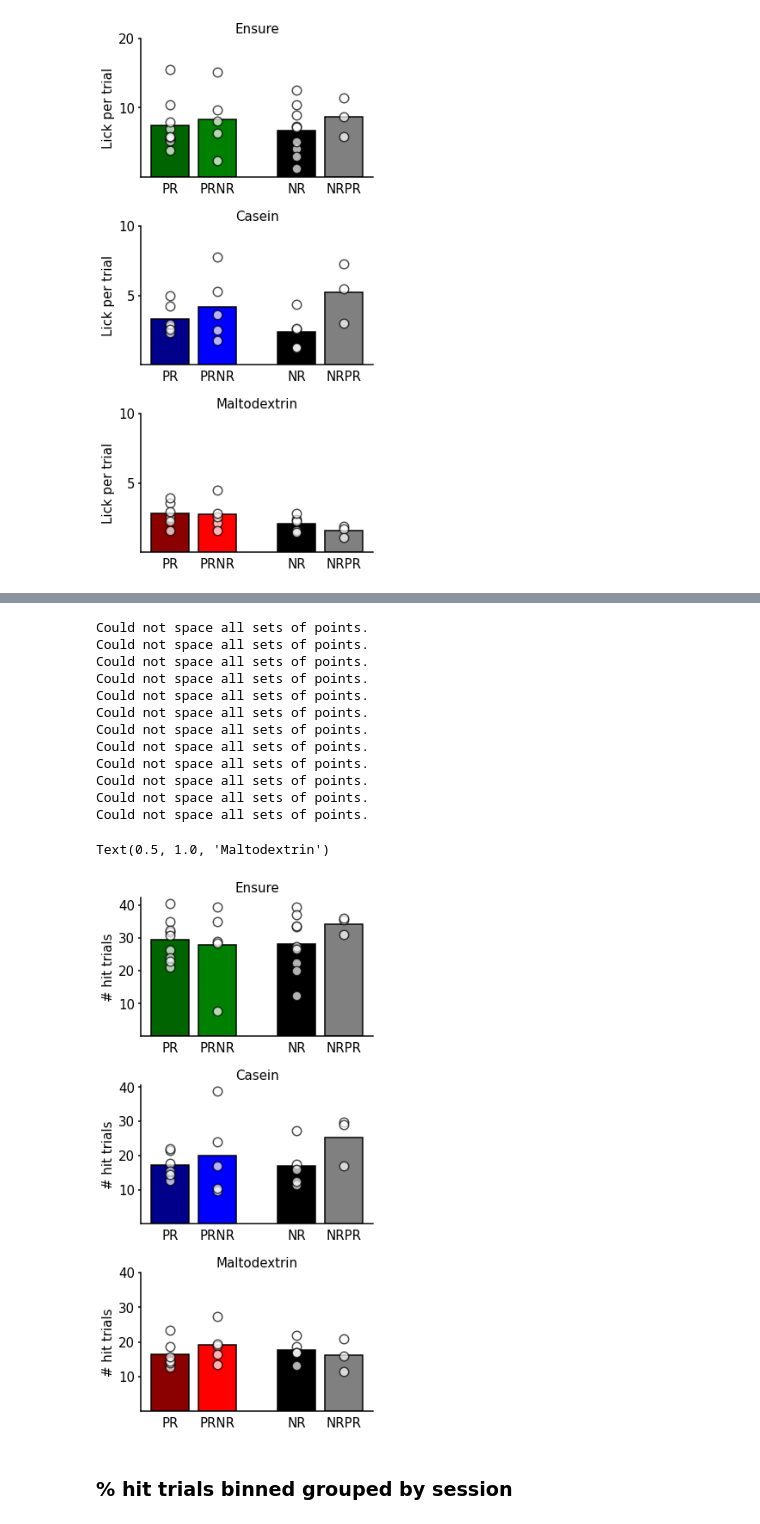
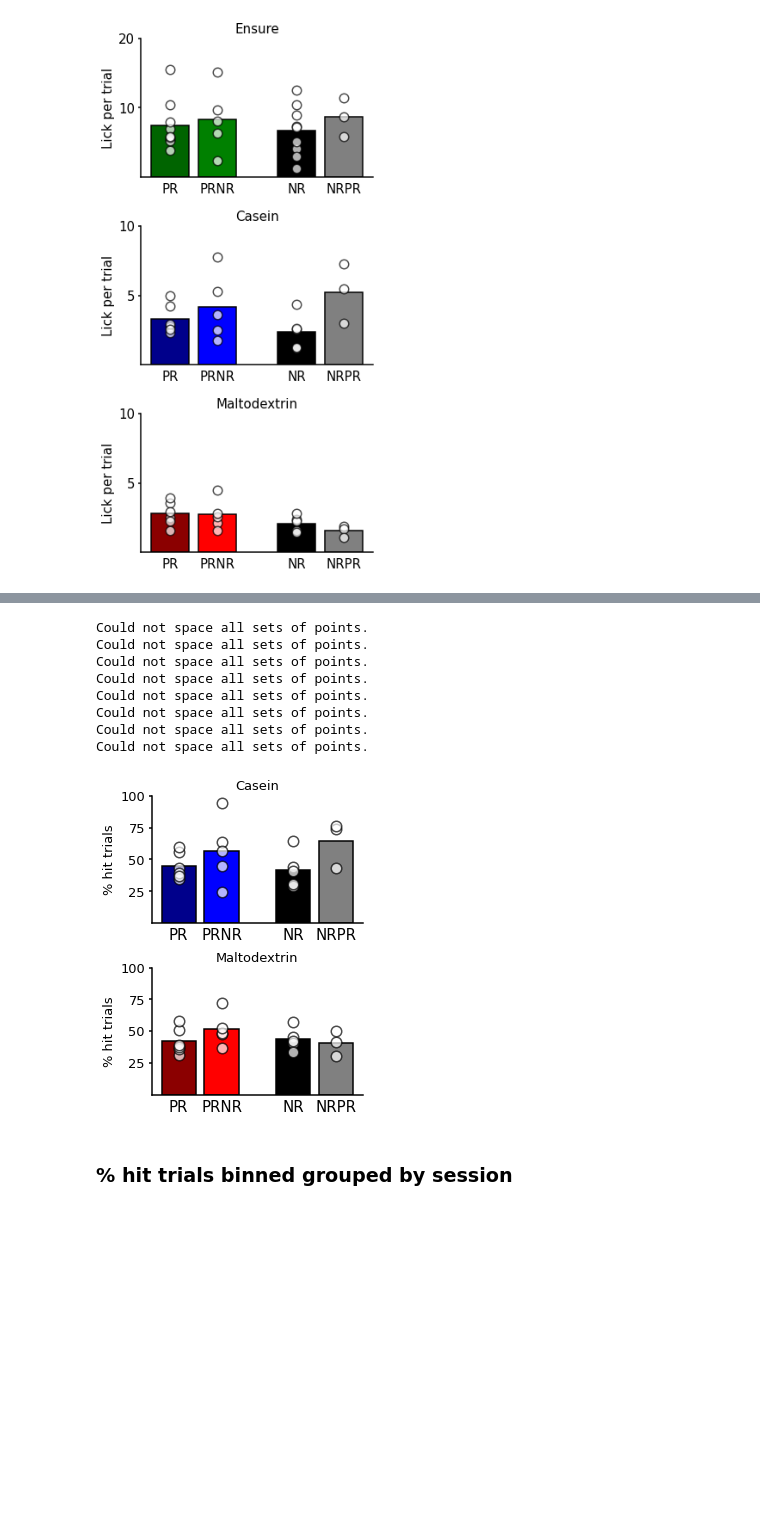
Before and after one commit to jetsetmette/VGP, a Jupyter notebook: notebooks/Behavior_2P.ipynb, the cells around one changed output, grey strips where cells are left out. Cells and saved outputs as stored; diff of their text form; code cells hidden in the pictures; blank space fills up the shorter version.

Commit message:
added % hit trials grouped by session and diet

```diff
--- a/notebooks/Behavior_2P.ipynb
+++ b/notebooks/Behavior_2P.ipynb
@@ -282,7 +282,7 @@ def make_barscatter(data, ax=None, barlabels=['PR','PRNR','NR','NRPR'], barfacec
         f,ax = plt.subplots()
 
     tp.barscatter(data,
-                  paired= True,
+#                   paired= True,
                   barfacecolor=barfacecolor,
                   barlabels=barlabels,
                   barlabeloffset=0.04,
@@ -435,6 +435,7 @@ for row in rows:
         all_data[key]['number of trials']=len(pump_fn)
         all_data[key]['total licks']=len(licks_fn)
         all_data[key]['hit trial'] = len(hit_trial)
+        all_data[key]['% hit']=(len(hit_trial)/(len(pump_fn))*100)
         all_data[key]['miss trials']= len(miss_trial)
         all_data[key]['licks per trial']= np.mean(licks_all_trial)
         all_data[key]['licks hit trial']= np.mean(licks_hit_trial)
@@ -882,4 +916,4 @@ Text(0.5, 1.0, 'Maltodextrin')
 # %%
-ensure_PR,ensure_PRNR,ensure_NR,ensure_NRPR= get_grouped_data(all_data, 'Ensure', 'hit trial')
-cas_PR,cas_PRNR,cas_NR,cas_NRPR= get_grouped_data(all_data, 'Cas', 'hit trial')
-malt_PR,malt_PRNR,malt_NR,malt_NRPR= get_grouped_data(all_data, 'Malt.', 'hit trial')
+ensure_PR,ensure_PRNR,ensure_NR,ensure_NRPR= get_grouped_data(all_data, 'Ensure', '% hit')
+cas_PR,cas_PRNR,cas_NR,cas_NRPR= get_grouped_data(all_data, 'Cas', '% hit')
+malt_PR,malt_PRNR,malt_NR,malt_NRPR= get_grouped_data(all_data, 'Malt.', '% hit')
@@ -886,49 +962,42 @@ malt_PR,malt_PRNR,malt_NR,malt_NRPR= get_grouped_data(all_data, 'Malt.', 'hit tr
 # %%
-f,ax=plt.subplots(figsize=(5,10), ncols=1, nrows=3, sharey='row')
-f.subplots_adjust(wspace=0.15,hspace=0.35, bottom=0.05, left=0.15)
+# Making figure for total licks - Mean per animal
 
-colors_E=['Darkgreen','green','black', 'grey']
+f,ax=plt.subplots(figsize=(4.5,5), ncols=1, nrows=2, sharey='row')
+f.subplots_adjust(wspace=0.15,hspace=0.35, bottom=0.05, left=0.25)
+
+
 colors_C=['darkblue','blue','black', 'grey']
 colors_M=['darkred','red','black', 'grey']
-ax[0]= make_barscatter([[ensure_PR,ensure_PRNR],[ensure_NR,ensure_NRPR]], ax=ax[0], barfacecolor=colors_E)
-ax[1]= make_barscatter([[cas_PR,cas_PRNR],[cas_NR,cas_NRPR]], ax=ax[1],barfacecolor= colors_C)
-ax[2] = make_barscatter([[malt_PR,malt_PRNR],[malt_NR,malt_NRPR]], ax=ax[2],barfacecolor= colors_M)
+
+ax[0]= make_barscatter([[cas_PR,cas_PRNR],[cas_NR,cas_NRPR]], ax=ax[0],barfacecolor= colors_C)
+ax[1] = make_barscatter([[malt_PR,malt_PRNR],[malt_NR,malt_NRPR]], ax=ax[1],barfacecolor= colors_M)
 
 
 
-ax[0].set_ylabel('# hit trials',fontsize = 15)
-ax[0].set_yticks([10,20,30,40])
-ax[0].set_yticklabels([10,20,30,40], fontsize = 15)
+ax[0].set_ylabel('% hit trials',fontsize = 13)
+ax[0].set_yticks([25,50,75,100])
+ax[0].set_yticklabels([25,50,75,100], fontsize = 13)
 
-ax[1].set_ylabel('# hit trials',fontsize = 15)
-ax[1].set_yticks([10,20,30,40])
-ax[1].set_yticklabels([10,20,30,40], fontsize = 15)
-
-ax[2].set_ylabel('# hit trials',fontsize = 15)
-ax[2].set_yticks([10,20,30,40])
-ax[2].set_yticklabels([10,20,30,40], fontsize = 15)
-
-ax[0].set_title('Ensure', fontsize =15)
-ax[1].set_title('Casein', fontsize =15)
-ax[2].set_title('Maltodextrin', fontsize =15)
+ax[1].set_ylabel('% hit trials',fontsize = 13)
+ax[1].set_yticks([25,50,75,100])
+ax[1].set_yticklabels([25,50,75,100], fontsize = 13)
 
 
-# f.savefig('C:\\Users\\mko102\\GitHub\\VGP\\output\\hit_trial2.png')
+ax[0].set_title('Casein', fontsize =13)
+ax[1].set_title('Maltodextrin', fontsize =13)
+
+
+f.savefig('C:\\Users\\mko102\\GitHub\\VGP\\output\\hit_%_cm.png')
 # %% [output]
 Could not space all sets of points.
 Could not space all sets of points.
 Could not space all sets of points.
 Could not space all sets of points.
 Could not space all sets of points.
 Could not space all sets of points.
 Could not space all sets of points.
 Could not space all sets of points.
-Could not space all sets of points.
-Could not space all sets of points.
-Could not space all sets of points.
-Could not space all sets of points.
-Text(0.5, 1.0, 'Maltodextrin')
-[figure, old version]
+[figure, new version]
 # %% [markdown]
 ### % hit trials binned grouped by session
 # %%
```
Also changed, not shown: parts of 21 cells of this notebook.
